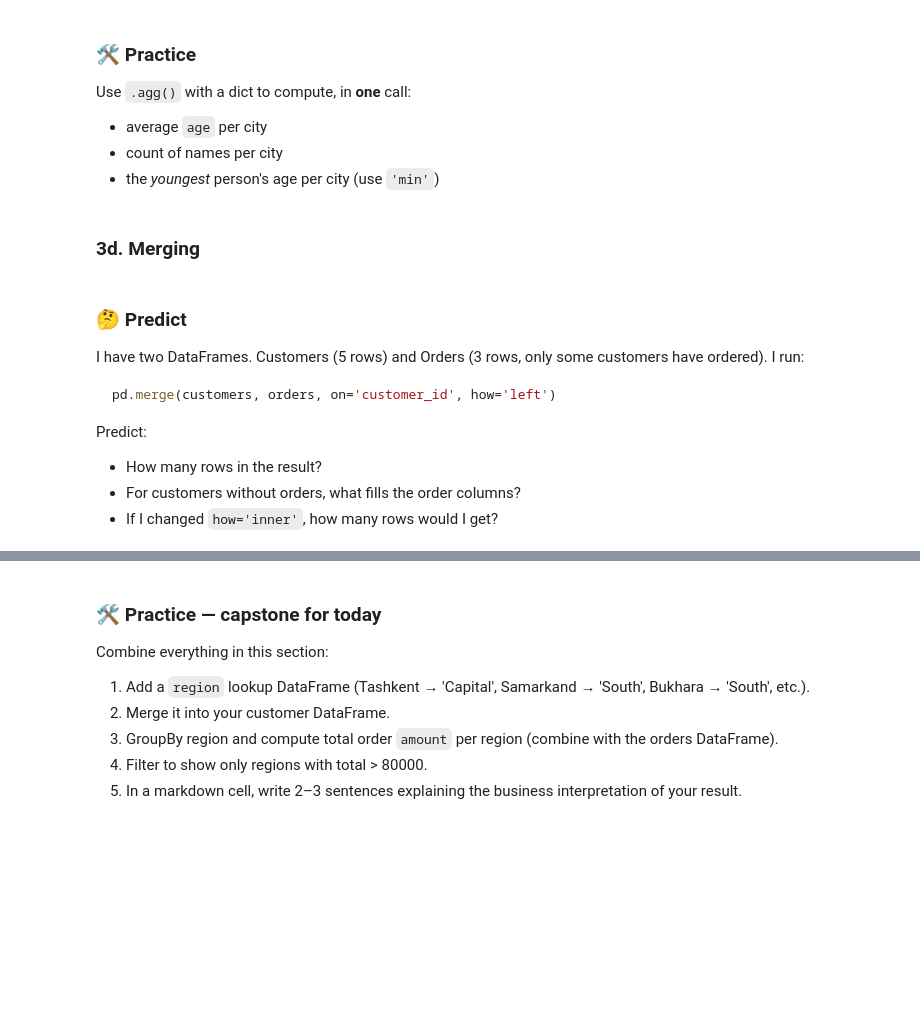
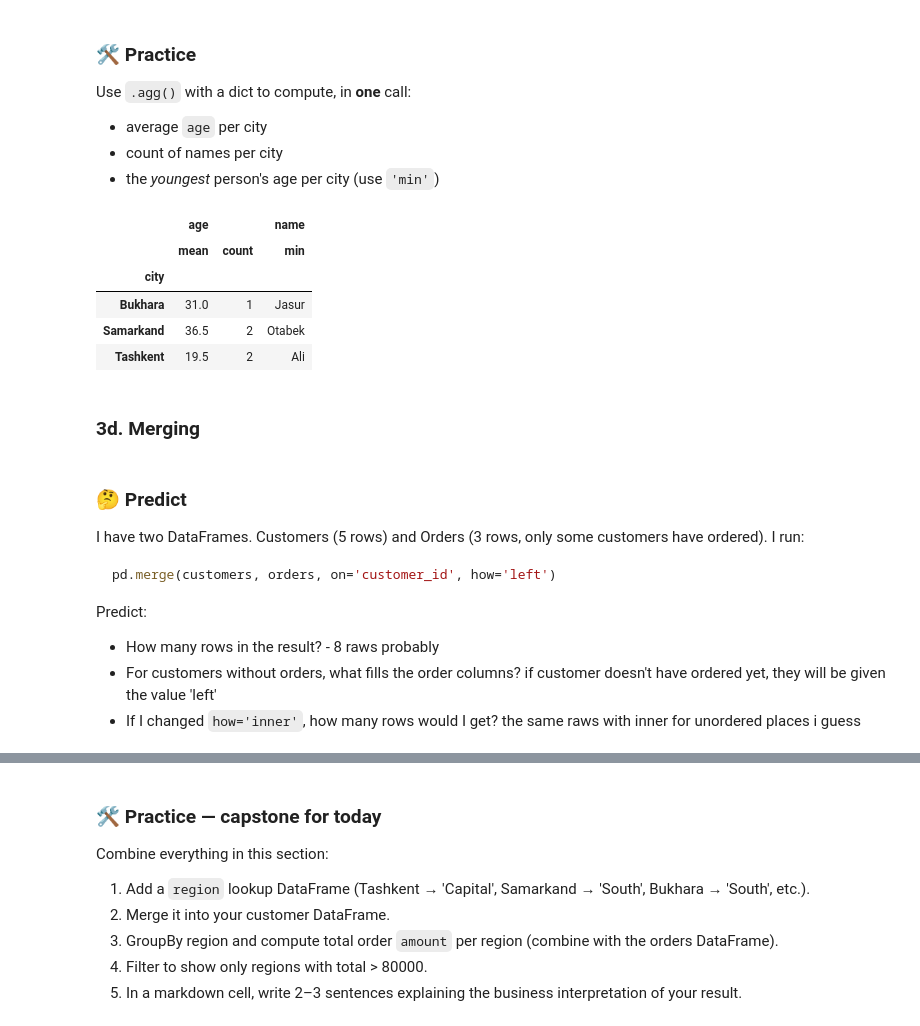
Before and after one commit to Twilight2224/boraq, a Jupyter notebook: module-2/class_4/m2_c4_assignment_Khamidullokhon_Abduvokhidov.ipynb, the cells around one changed output, grey strips where cells are left out. Saved outputs shown, nothing was run; the diff lists cells and outputs as text; code cells hidden in the pictures; blank space fills up the shorter version.

````diff
--- a/module-2/class_4/m2_c4_assignment_Khamidullokhon_Abduvokhidov.ipynb
+++ b/module-2/class_4/m2_c4_assignment_Khamidullokhon_Abduvokhidov.ipynb
@@ -324,6 +401,14 @@ Use `.agg()` with a dict to compute, in **one** call:
 - the *youngest* person's age per city (use `'min'`)
 # %%
 # Your single-call .agg() here
+df.groupby('city').agg({'age' : ['mean', 'count'], 'name' : ['min']})
+# %% [output]
+|  | age |  | name |
+|  | mean | count | min |
+| city |  |  |  |
+| Bukhara | 31.0 | 1 | Jasur |
+| Samarkand | 36.5 | 2 | Otabek |
+| Tashkent | 19.5 | 2 | Ali |
 # %% [markdown]
 ### 3d. Merging
 # %% [markdown]
@@ -336,9 +421,9 @@ pd.merge(customers, orders, on='customer_id', how='left')
 ```
 
 Predict:
-- How many rows in the result?
-- For customers without orders, what fills the order columns?
-- If I changed `how='inner'`, how many rows would I get?
+- How many rows in the result? - 8 raws probably
+- For customers without orders, what fills the order columns? if customer doesn't have ordered yet, they will be given the value 'left'
+- If I changed `how='inner'`, how many rows would I get? the same raws with inner for unordered places i guess
 # %%
 customers = pd.DataFrame({
     'customer_id': [1, 2, 3, 4, 5],
````
Also changed, not shown: parts of 12 cells of this notebook.
